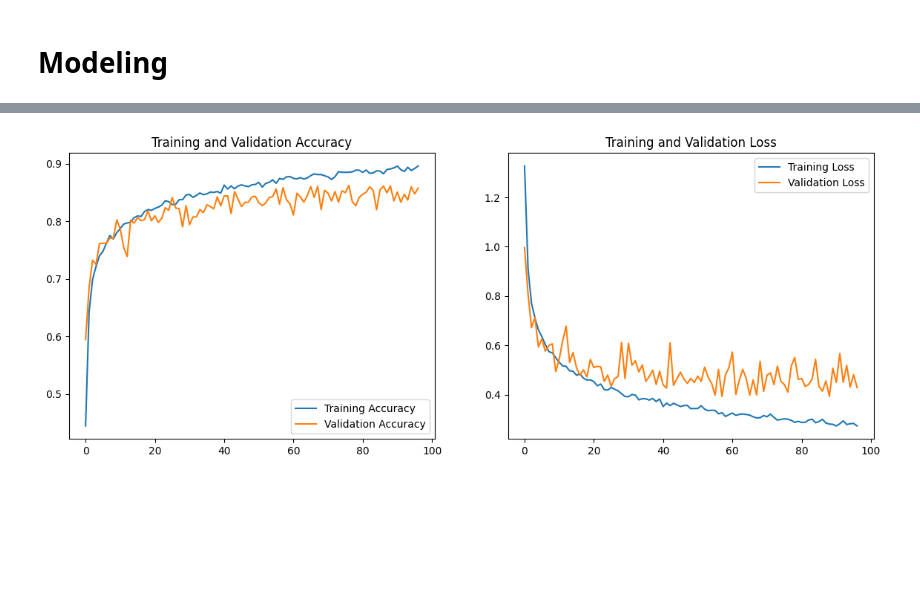
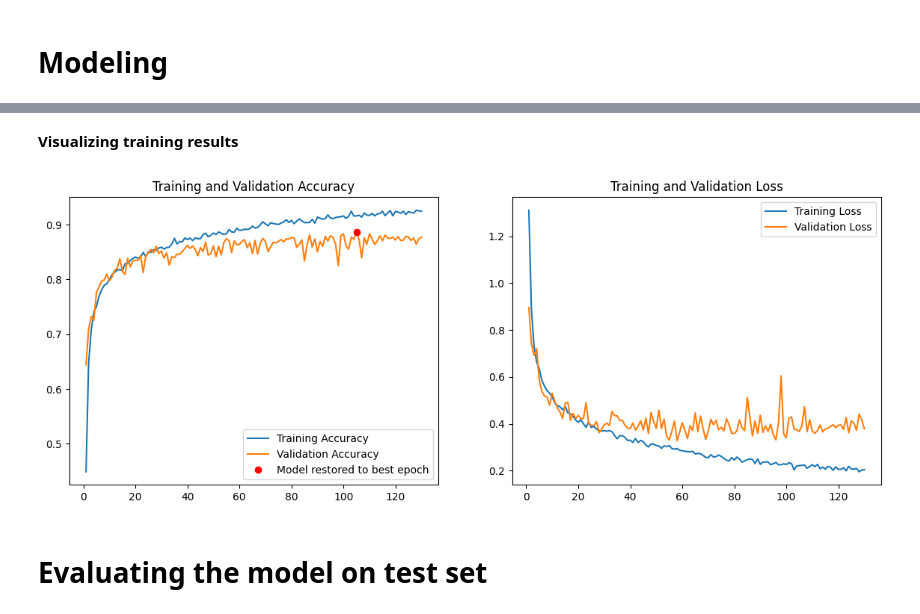
Before and after one commit to siddhant4ds/kaggle-directory, a Jupyter notebook: misc/animals-classification/00-cnn-with-data-augmentation.ipynb, the cells around one changed output, grey strips where cells are left out. Saved outputs shown, nothing was run; the diff lists cells and outputs as text; code cells hidden in the pictures; blank space fills up the shorter version.

```diff
--- a/misc/animals-classification/00-cnn-with-data-augmentation.ipynb
+++ b/misc/animals-classification/00-cnn-with-data-augmentation.ipynb
@@ -106,6 +149,6 @@ model = Sequential([
 ])
 # %%
-model.compile(
+cnn_model.compile(
     optimizer='adam',
     loss=SparseCategoricalCrossentropy(from_logits=True),
     metrics=['accuracy']
@@ -136 +179,6 @@ Model: "sequential_1"
  Non-trainable params: 0 (0.00 B)
+# %%
+# training parameters
+MIN_DELTA = 2e-4
+PATIENCE = 25
+EPOCHS = 200
@@ -137,8 +187,8 @@ Model: "sequential_1"
 # %%
 early_stopping = EarlyStopping(
     monitor='val_accuracy',
-    min_delta=5e-4,
-    patience=20,
+    min_delta=MIN_DELTA,
+    patience=PATIENCE,
     verbose=0,
     mode='max',
     restore_best_weights=True
@@ -146,7 +198,5 @@ early_stopping = EarlyStopping(
 # %%
-EPOCHS = 200
-
-history = model.fit(
+history = cnn_model.fit(
     train_ds,
     validation_data=val_ds,
     callbacks=[early_stopping],
@@ -175,24 +225,30 @@ Epoch 97/200
+# %% [markdown]
+**Visualizing training results**
 # %%
 acc = history.history['accuracy']
 val_acc = history.history['val_accuracy']
 
 loss = history.history['loss']
 val_loss = history.history['val_loss']
 
-epochs_range = range(len(loss))
-
+epochs_run = len(loss)
+epochs_range = range(1, epochs_run + 1)
+early_stop = epochs_run - PATIENCE
 plt.figure(figsize=(14, 5))
 plt.subplot(1, 2, 1)
 plt.plot(epochs_range, acc, label='Training Accuracy')
 plt.plot(epochs_range, val_acc, label='Validation Accuracy')
+plt.plot(early_stop, val_acc[early_stop-1], 'ro', label='Model restored to best epoch')
 plt.legend(loc='lower right')
 plt.title('Training and Validation Accuracy')
 
 plt.subplot(1, 2, 2)
 plt.plot(epochs_range, loss, label='Training Loss')
 plt.plot(epochs_range, val_loss, label='Validation Loss')
 plt.legend(loc='upper right')
 plt.title('Training and Validation Loss')
 plt.show()
 # %% [output]
-[figure, old version]
+[figure, new version]
+# %% [markdown]
+# Evaluating the model on test set
```
Also changed, not shown: parts of 23 cells of this notebook.
